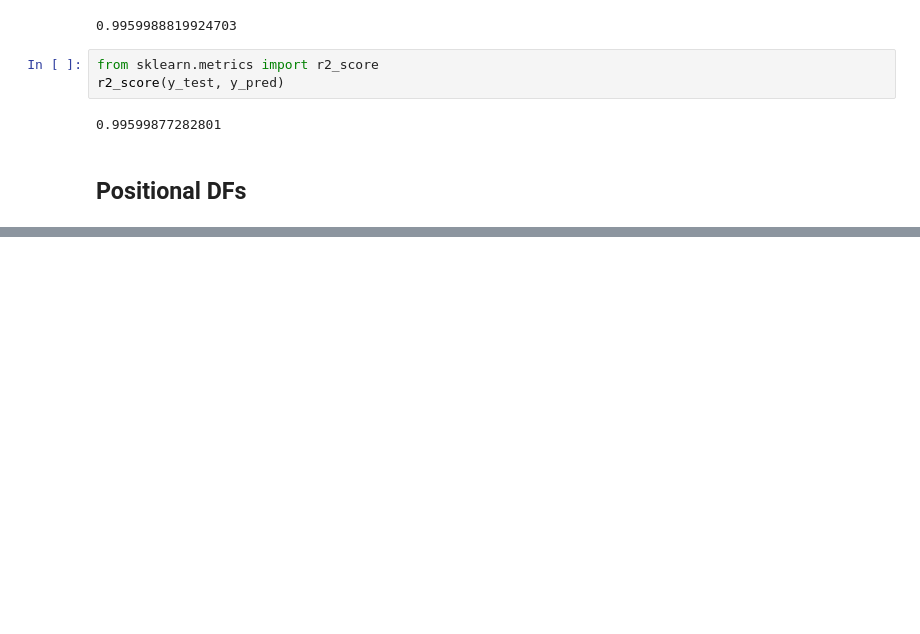
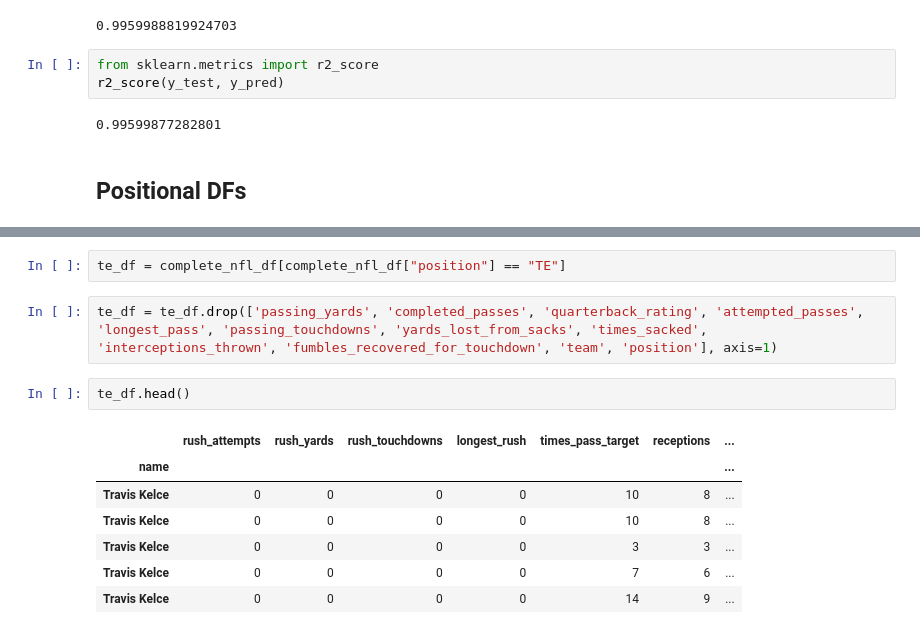
Before and after one commit to sbull32/team_cautious_waffle, a Jupyter notebook: Linear_reg_model.ipynb, the cells around one changed output, grey strips where cells are left out. Cells and saved outputs as stored; diff of their text form; blank space fills up the shorter version.

```diff
--- a/Linear_reg_model.ipynb
+++ b/Linear_reg_model.ipynb
@@ -201,0 +261,14 @@ r2_score(y_test, y_pred)
+# %%
+te_df = complete_nfl_df[complete_nfl_df["position"] == "TE"]
+# %%
+te_df = te_df.drop(['passing_yards', 'completed_passes', 'quarterback_rating', 'attempted_passes', 'longest_pass', 'passing_touchdowns', 'yards_lost_from_sacks', 'times_sacked', 'interceptions_thrown', 'fumbles_recovered_for_touchdown', 'team', 'position'], axis=1)
+# %%
+te_df.head()
+# %% [output]
+|  | rush_attempts | rush_yards | rush_touchdowns | longest_rush | times_pass_target | receptions | ... |
+| name |  |  |  |  |  |  | ... |
+| Travis Kelce | 0 | 0 | 0 | 0 | 10 | 8 | ... |
+| Travis Kelce | 0 | 0 | 0 | 0 | 10 | 8 | ... |
+| Travis Kelce | 0 | 0 | 0 | 0 | 3 | 3 | ... |
+| Travis Kelce | 0 | 0 | 0 | 0 | 7 | 6 | ... |
+| Travis Kelce | 0 | 0 | 0 | 0 | 14 | 9 | ... |
```
Also changed, not shown: parts of 23 cells of this notebook.
